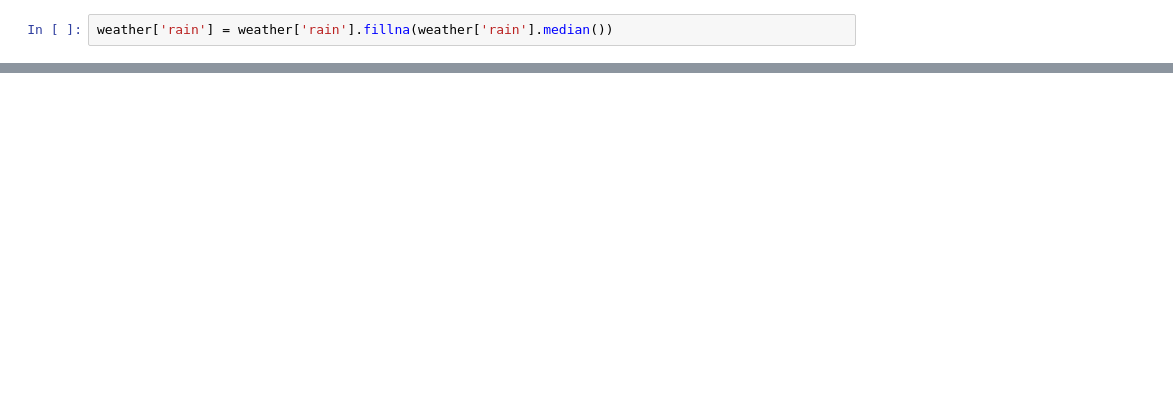
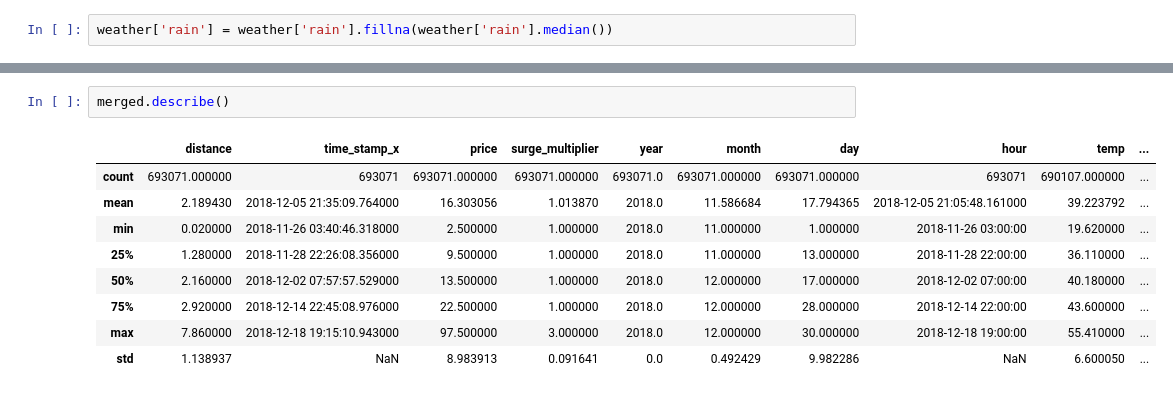
Before and after one commit to Prospis/My-way-to-DA-DS, a Jupyter notebook: Week_3_Project/uber_lyft_analysis.ipynb, the cells around one changed output, grey strips where cells are left out. Saved outputs shown, nothing was run; the diff lists cells and outputs as text; blank space fills up the shorter version.

```diff
--- a/Week_3_Project/uber_lyft_analysis.ipynb
+++ b/Week_3_Project/uber_lyft_analysis.ipynb
@@ -219,0 +306,12 @@ weather['rain'] = weather['rain'].fillna(weather['rain'].median())
+# %%
+merged.describe()
+# %% [output]
+|  | distance | time_stamp_x | price | surge_multiplier | year | month | day | hour | temp | ... |
+| count | 693071.000000 | 693071 | 693071.000000 | 693071.000000 | 693071.0 | 693071.000000 | 693071.000000 | 693071 | 690107.000000 | ... |
+| mean | 2.189430 | 2018-12-05 21:35:09.764000 | 16.303056 | 1.013870 | 2018.0 | 11.586684 | 17.794365 | 2018-12-05 21:05:48.161000 | 39.223792 | ... |
+| min | 0.020000 | 2018-11-26 03:40:46.318000 | 2.500000 | 1.000000 | 2018.0 | 11.000000 | 1.000000 | 2018-11-26 03:00:00 | 19.620000 | ... |
+| 25% | 1.280000 | 2018-11-28 22:26:08.356000 | 9.500000 | 1.000000 | 2018.0 | 11.000000 | 13.000000 | 2018-11-28 22:00:00 | 36.110000 | ... |
+| 50% | 2.160000 | 2018-12-02 07:57:57.529000 | 13.500000 | 1.000000 | 2018.0 | 12.000000 | 17.000000 | 2018-12-02 07:00:00 | 40.180000 | ... |
+| 75% | 2.920000 | 2018-12-14 22:45:08.976000 | 22.500000 | 1.000000 | 2018.0 | 12.000000 | 28.000000 | 2018-12-14 22:00:00 | 43.600000 | ... |
+| max | 7.860000 | 2018-12-18 19:15:10.943000 | 97.500000 | 3.000000 | 2018.0 | 12.000000 | 30.000000 | 2018-12-18 19:00:00 | 55.410000 | ... |
+| std | 1.138937 | NaN | 8.983913 | 0.091641 | 0.0 | 0.492429 | 9.982286 | NaN | 6.600050 | ... |
```
Also changed, not shown: parts of 14 cells of this notebook, 2 other files.
